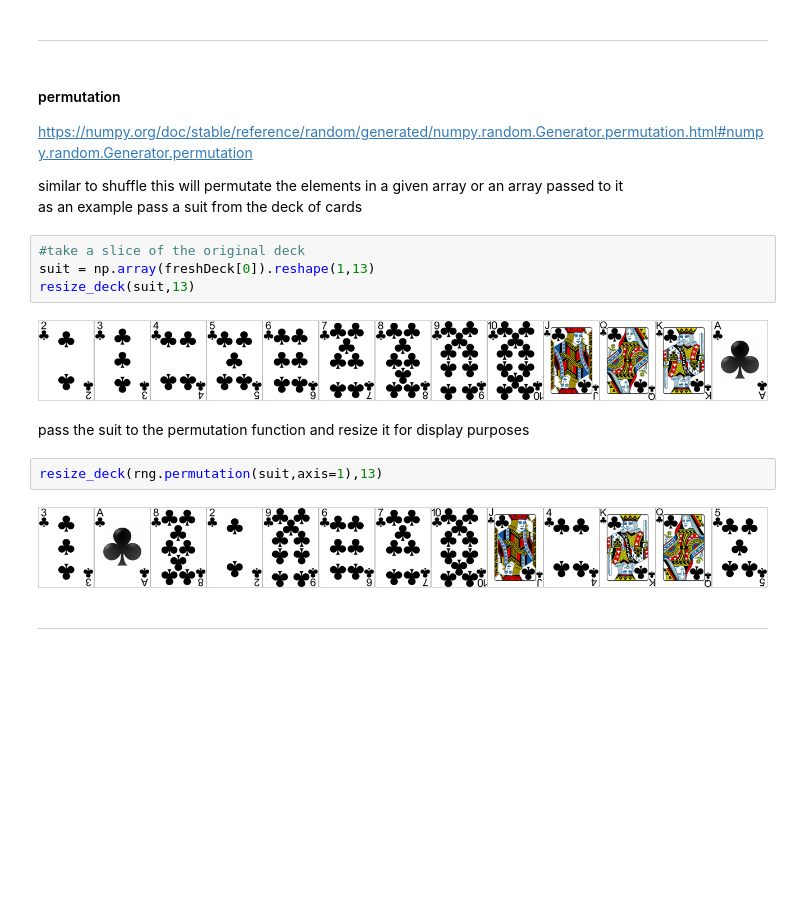
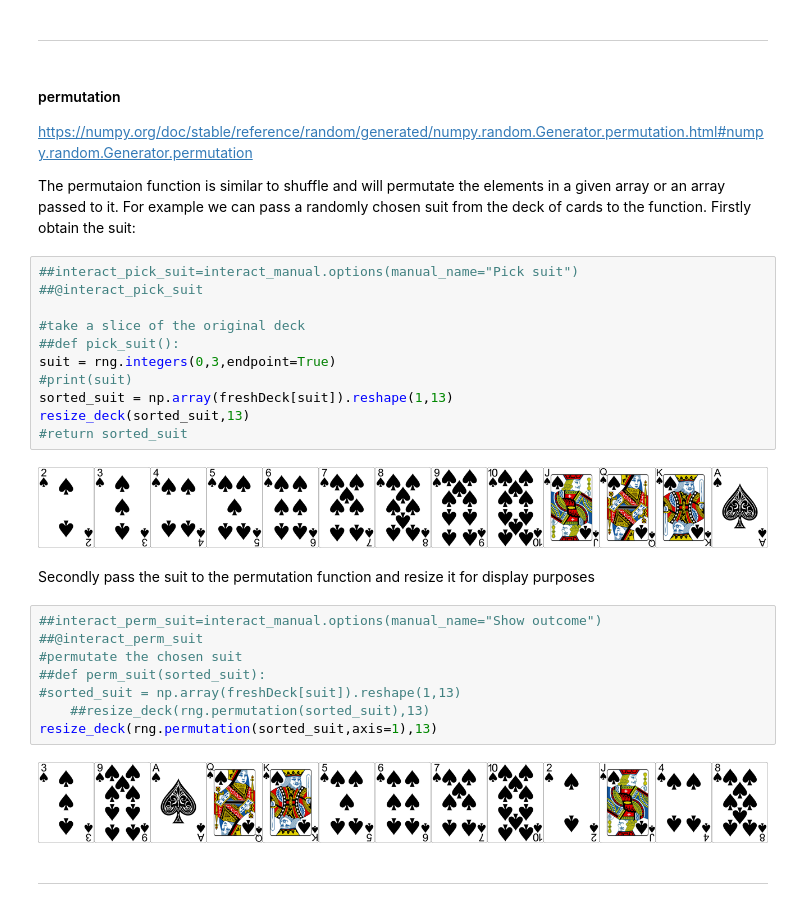
Before and after one commit to MarkJParry/PDA-Numpy, a Jupyter notebook: numpy-random.ipynb, the cells around one changed output. Drawn from its saved outputs; the diff is of its cells as text; blank space fills up the shorter version.

```diff
--- a/numpy-random.ipynb
+++ b/numpy-random.ipynb
@@ -237,20 +256,32 @@ interactive(children=(Button(description='Shuffle Deck', style=ButtonStyle()), O
 #### permutation
 https://numpy.org/doc/stable/reference/random/generated/numpy.random.Generator.permutation.html#numpy.random.Generator.permutation
 
-similar to shuffle this will permutate the elements in a given array or an array passed to it
-as an example pass a suit from the deck of cards
+The permutaion function is similar to shuffle and will permutate the elements in a given array or an array passed to it. For example we can pass a randomly chosen suit from the deck of cards to the function. Firstly obtain the suit:
 # %%
+##interact_pick_suit=interact_manual.options(manual_name="Pick suit")
+##@interact_pick_suit
+
 #take a slice of the original deck
-suit = np.array(freshDeck[0]).reshape(1,13)
-resize_deck(suit,13)
+##def pick_suit():
+suit = rng.integers(0,3,endpoint=True)
+#print(suit)
+sorted_suit = np.array(freshDeck[suit]).reshape(1,13)
+resize_deck(sorted_suit,13)
+#return sorted_suit
 # %% [output]
-[figure, old version]
+[figure, new version]
 # %% [markdown]
-pass the suit to the permutation function and resize it for display purposes
+Secondly pass the suit to the permutation function and resize it for display purposes
 # %%
-resize_deck(rng.permutation(suit,axis=1),13)
+##interact_perm_suit=interact_manual.options(manual_name="Show outcome")
+##@interact_perm_suit
+#permutate the chosen suit
+##def perm_suit(sorted_suit):
+#sorted_suit = np.array(freshDeck[suit]).reshape(1,13)
+    ##resize_deck(rng.permutation(sorted_suit),13)
+resize_deck(rng.permutation(sorted_suit,axis=1),13)
 # %% [output]
-[figure, old version]
+[figure, new version]
 # %% [markdown]
 ***
 # %% [markdown]
```
Also changed, not shown: parts of 31 cells of this notebook.
